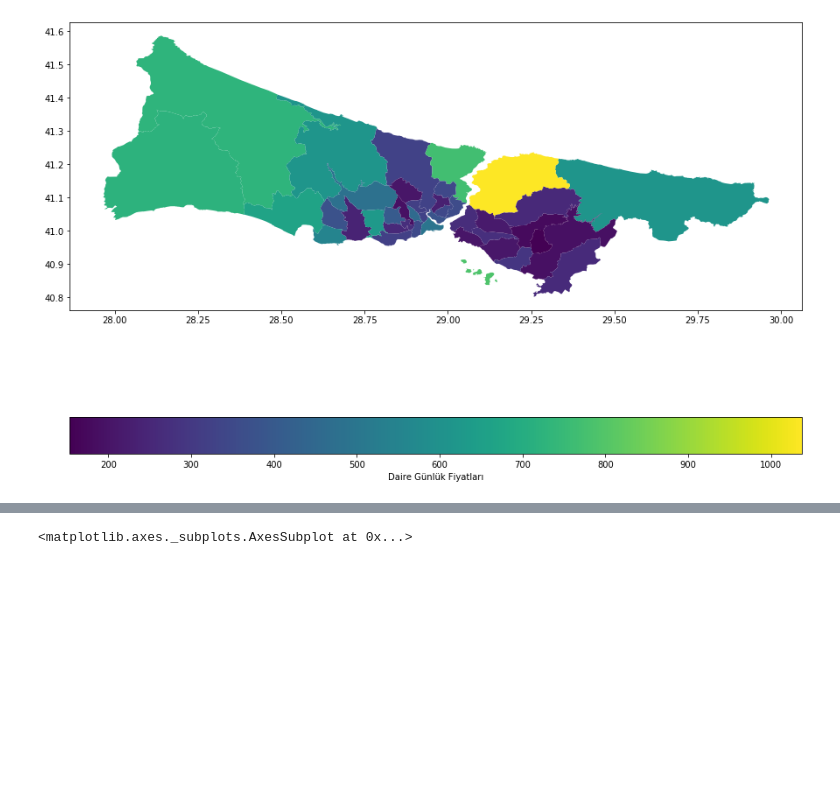
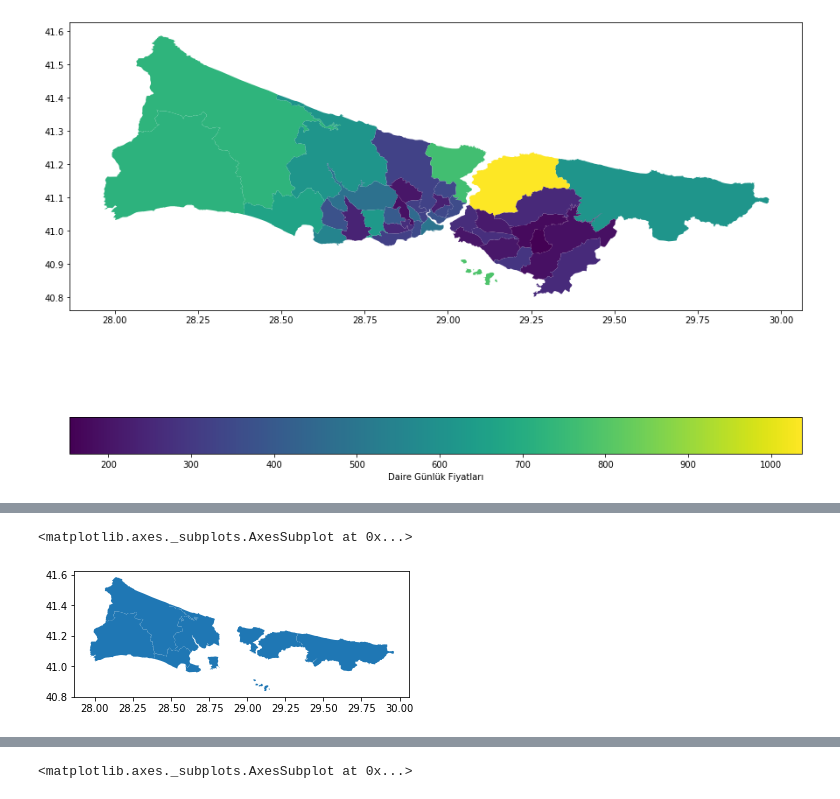
Before and after one commit to kalkan/airbnb-mekansal-veri-analizi-istanbul, a Jupyter notebook: Python ile Mekansal Veri Analizi - Airbnb Örneği.ipynb, the cells around one changed output, grey strips where cells are left out. Drawn from its saved outputs; the diff is of its cells as text; code cells hidden in the pictures; blank space fills up the shorter version.

```diff
--- a/Python ile Mekansal Veri Analizi - Airbnb Örneği.ipynb
+++ b/Python ile Mekansal Veri Analizi - Airbnb Örneği.ipynb
@@ -245,3 +413,8 @@ ist_neigh_merge.plot(column='price', ax=ax, legend=True, legend_kwds={'label': "
 # %% [output]
 <matplotlib.axes._subplots.AxesSubplot at 0x...>
 [figure]
+# %%
+# sadece price belli değerin üstünde olanları görselleştir
+ist_selected = ist_neigh_merge[(ist_neigh_merge['price'] >500 )]
+
+ist_selected.head(20)
@@ -247,0 +433,5 @@ ist_neigh_merge.plot(column='price', ax=ax, legend=True, legend_kwds={'label': "
+# %%
+ist_selected.plot()
+# %% [output]
+<matplotlib.axes._subplots.AxesSubplot at 0x...>
+[figure, added]
```
Also changed, not shown: parts of 26 cells of this notebook, 2 other files.
